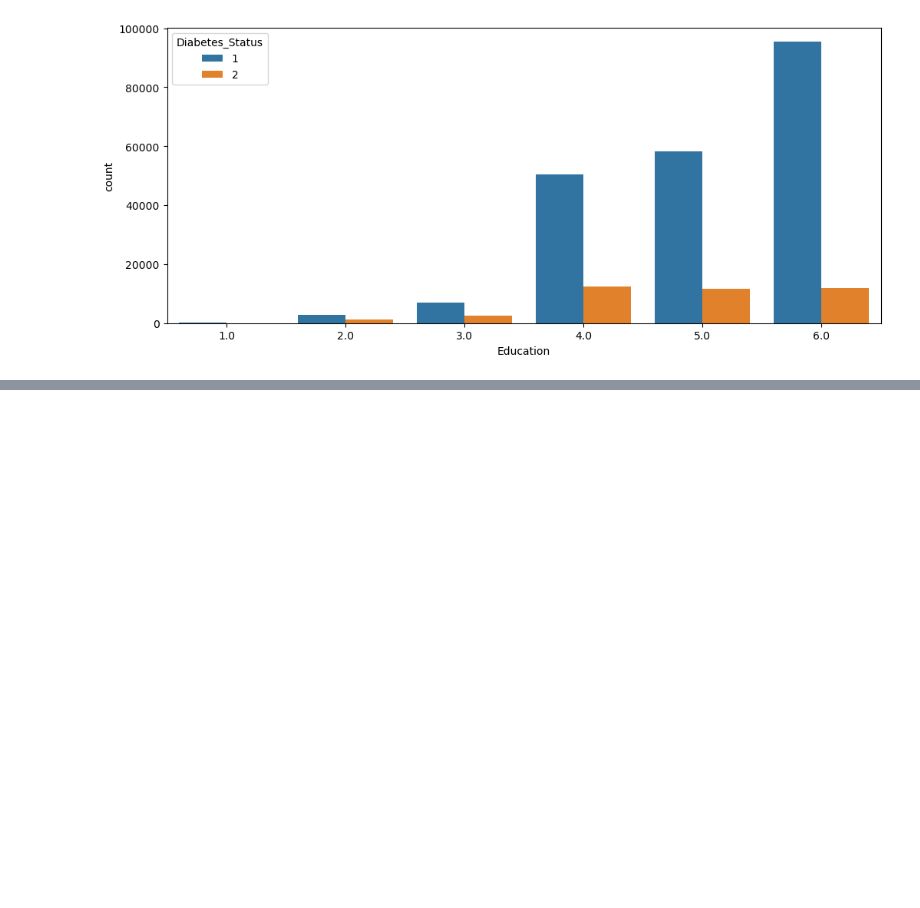
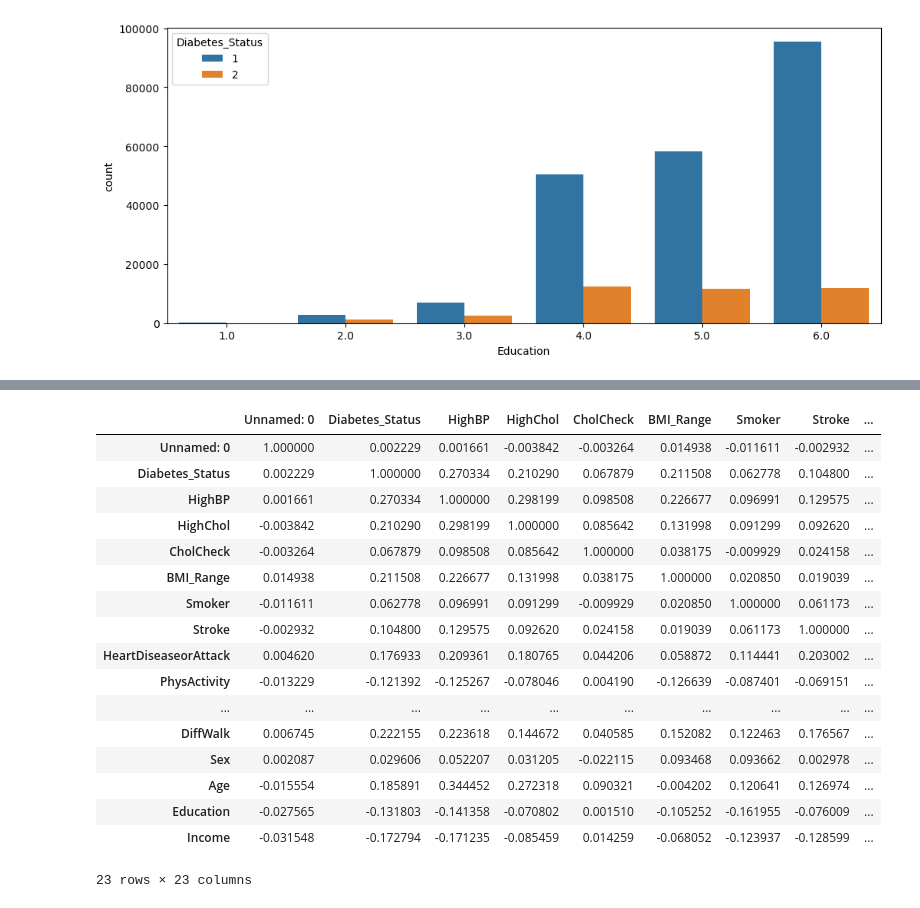
Before and after one commit to TRNisbet/laughing-octo-pancake, a Jupyter notebook: Visualization_work.ipynb, the cells around one changed output, grey strips where cells are left out. Drawn from its saved outputs; the diff is of its cells as text; code cells hidden in the pictures; blank space fills up the shorter version.

```diff
--- a/Visualization_work.ipynb
+++ b/Visualization_work.ipynb
@@ -184,0 +206,21 @@ plt.show()
+# %%
+Diabetes_data_df.corr()
+# %% [output]
+|  | Unnamed: 0 | Diabetes_Status | HighBP | HighChol | CholCheck | BMI_Range | Smoker | Stroke | ... |
+| Unnamed: 0 | 1.000000 | 0.002229 | 0.001661 | -0.003842 | -0.003264 | 0.014938 | -0.011611 | -0.002932 | ... |
+| Diabetes_Status | 0.002229 | 1.000000 | 0.270334 | 0.210290 | 0.067879 | 0.211508 | 0.062778 | 0.104800 | ... |
+| HighBP | 0.001661 | 0.270334 | 1.000000 | 0.298199 | 0.098508 | 0.226677 | 0.096991 | 0.129575 | ... |
+| HighChol | -0.003842 | 0.210290 | 0.298199 | 1.000000 | 0.085642 | 0.131998 | 0.091299 | 0.092620 | ... |
+| CholCheck | -0.003264 | 0.067879 | 0.098508 | 0.085642 | 1.000000 | 0.038175 | -0.009929 | 0.024158 | ... |
+| BMI_Range | 0.014938 | 0.211508 | 0.226677 | 0.131998 | 0.038175 | 1.000000 | 0.020850 | 0.019039 | ... |
+| Smoker | -0.011611 | 0.062778 | 0.096991 | 0.091299 | -0.009929 | 0.020850 | 1.000000 | 0.061173 | ... |
+| Stroke | -0.002932 | 0.104800 | 0.129575 | 0.092620 | 0.024158 | 0.019039 | 0.061173 | 1.000000 | ... |
+| HeartDiseaseorAttack | 0.004620 | 0.176933 | 0.209361 | 0.180765 | 0.044206 | 0.058872 | 0.114441 | 0.203002 | ... |
+| PhysActivity | -0.013229 | -0.121392 | -0.125267 | -0.078046 | 0.004190 | -0.126639 | -0.087401 | -0.069151 | ... |
+| ... | ... | ... | ... | ... | ... | ... | ... | ... | ... |
+| DiffWalk | 0.006745 | 0.222155 | 0.223618 | 0.144672 | 0.040585 | 0.152082 | 0.122463 | 0.176567 | ... |
+| Sex | 0.002087 | 0.029606 | 0.052207 | 0.031205 | -0.022115 | 0.093468 | 0.093662 | 0.002978 | ... |
+| Age | -0.015554 | 0.185891 | 0.344452 | 0.272318 | 0.090321 | -0.004202 | 0.120641 | 0.126974 | ... |
+| Education | -0.027565 | -0.131803 | -0.141358 | -0.070802 | 0.001510 | -0.105252 | -0.161955 | -0.076009 | ... |
+| Income | -0.031548 | -0.172794 | -0.171235 | -0.085459 | 0.014259 | -0.068052 | -0.123937 | -0.128599 | ... |
+23 rows × 23 columns
```
Also changed, not shown: parts of 2 cells of this notebook.
